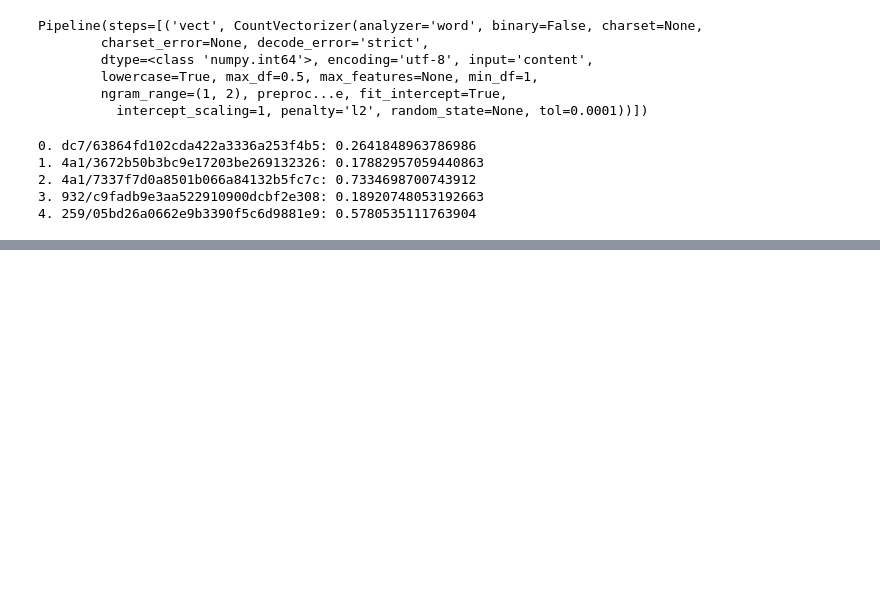
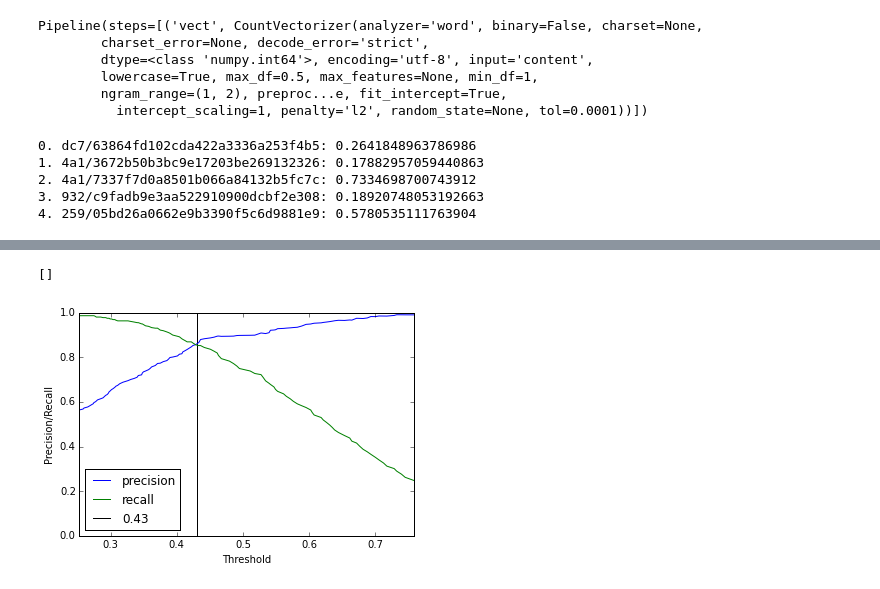
Before and after one commit to samzhang111/syllabus-classifier, a Jupyter notebook: Syllabus Classifier.ipynb, the cells around one changed output, grey strips where cells are left out. Cells and saved outputs as stored; diff of their text form; code cells hidden in the pictures; blank space fills up the shorter version.

```diff
--- a/Syllabus Classifier.ipynb
+++ b/Syllabus Classifier.ipynb
@@ -567,0 +610,35 @@ for sy in ServerSide(query):
+# %%
+fprs = []
+tprs = []
+thresholds = []
+
+ps = []
+rs = []
+ts = []
+
+kf = KFold(n=len(training_labels), n_folds=5, shuffle=True, random_state=983214)
+for train, test in kf:
+    full_clf.fit(training_texts[train], training_labels[train])
+    predictions = full_clf.predict_proba(training_texts[test])
+
+    p, r, t = precision_recall_curve(training_labels[test], predictions[:, 1])
+    ps.append(p)
+    rs.append(r)
+    ts.append(t)
+# %%
+mean_p = [np.mean(x) for x in zip(*ps)]
+mean_r = [np.mean(x) for x in zip(*rs)]
+mean_t = [np.mean(x) for x in zip(*ts)]
+# %%
+plt.plot(mean_t, mean_p[1:], label='precision')
+plt.plot(mean_t, mean_r[1:], label='recall')
+plt.xlabel('Threshold')
+plt.ylabel('Precision/Recall')
+plt.xticks(np.arange(0, 1, 0.1))
+
+plt.vlines(0.43, 0, 1, label='0.43')
+plt.legend(loc='lower left')
+plt.plot()
+# %% [output]
+[]
+[figure, added]
```
Also changed, not shown: parts of 30 cells of this notebook, 2 other files.
